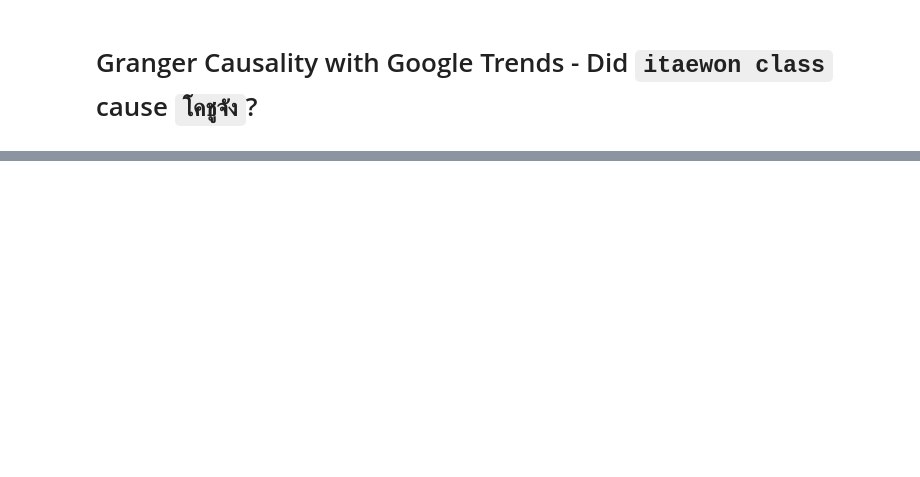
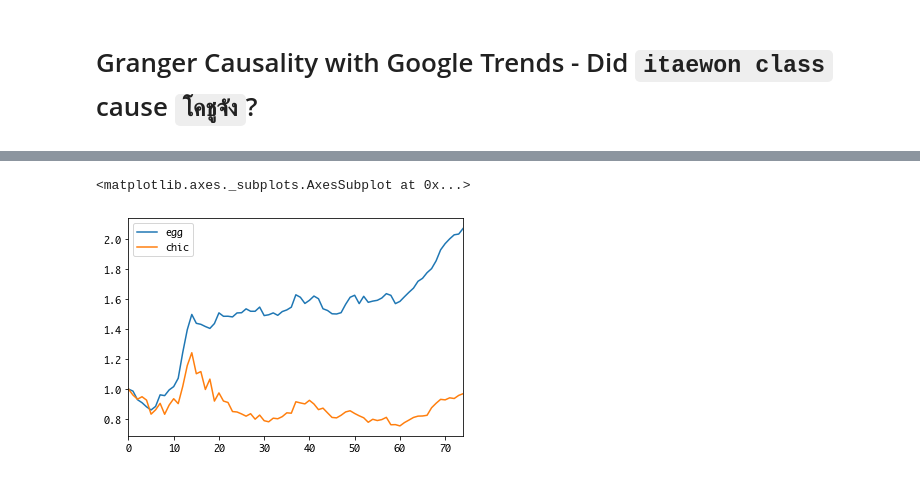
Before and after one commit to cstorm125/granger, a Jupyter notebook: trend_granger.ipynb, the cells around one changed output, grey strips where cells are left out. Cells and saved outputs as stored; diff of their text form; code cells hidden in the pictures; blank space fills up the shorter version.

Commit message:
add chickeggs

```diff
--- a/trend_granger.ipynb
+++ b/trend_granger.ipynb
@@ -97,0 +98,14 @@ p_df.iloc[:,1:].plot()
+# %%
+#chicken and eggs
+chickeggs = pd.read_csv('chickeggs.csv')
+df = chickeggs.iloc[:,1:]
+df['chic'] = df.chic /  df.chic[0]
+df['egg'] = df.egg /  df.egg[0]
+
+#test if chickens cause eggs
+df = df[['egg','chic']]
+
+#test if eggs cause chickens
+# df
+
+df
@@ -97,0 +126,5 @@ p_df.iloc[:,1:].plot()
+# %%
+df.plot()
+# %% [output]
+<matplotlib.axes._subplots.AxesSubplot at 0x...>
+[figure, added]
```
Also changed, not shown: parts of 10 cells of this notebook, 1 other file.
